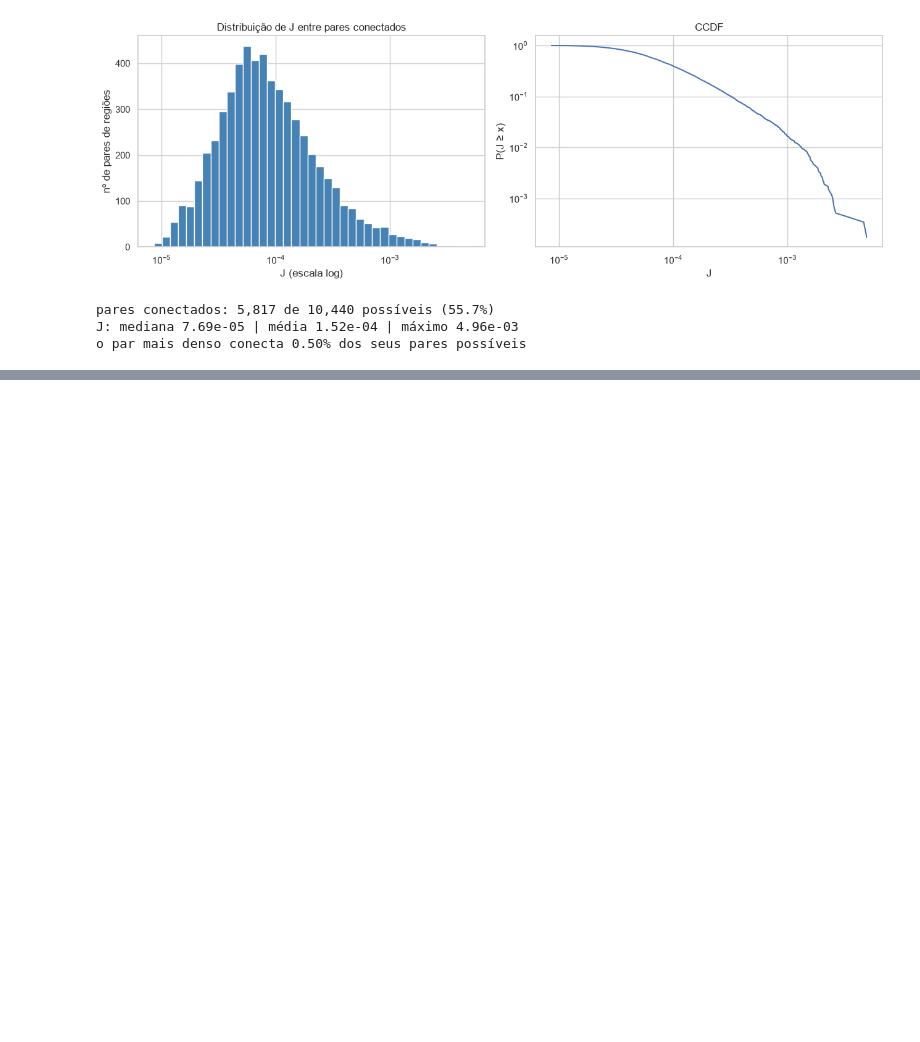
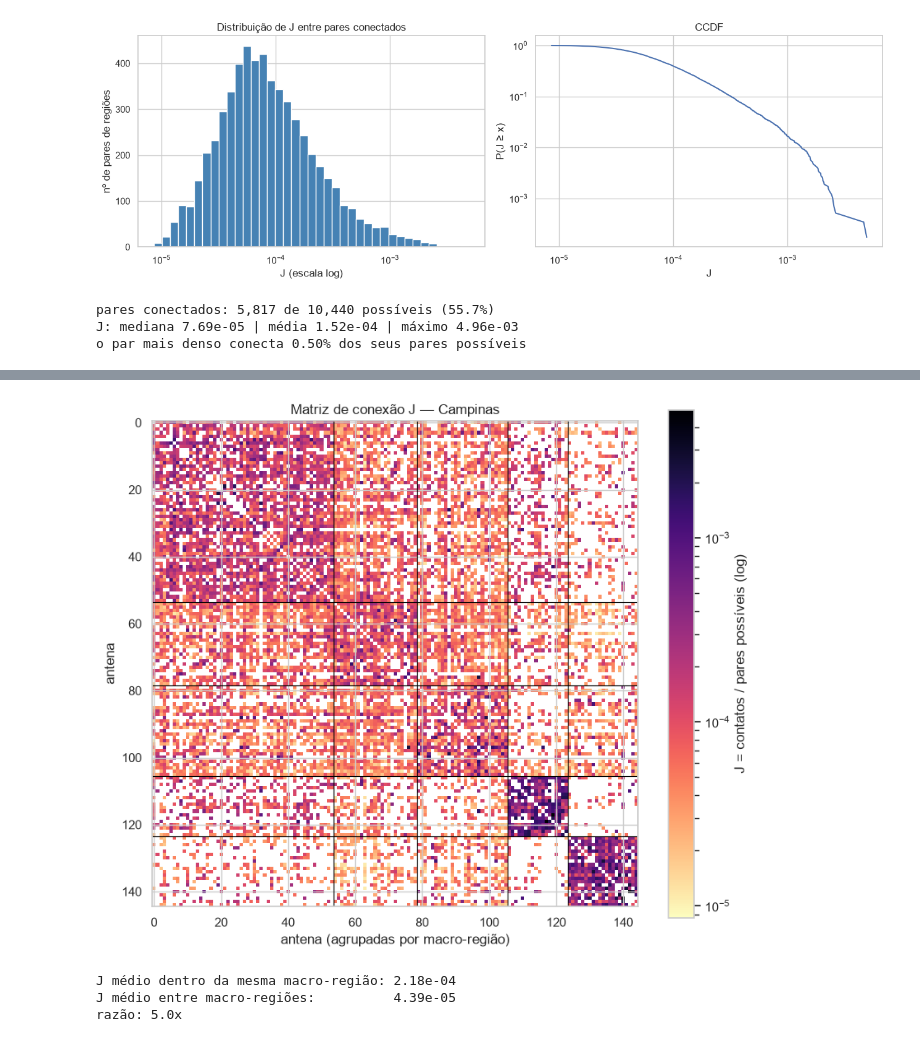
Before and after one commit to pedroazara/campinas-telecom-network, a Jupyter notebook: notebooks/5-exploracao.ipynb, the cells around one changed output, grey strips where cells are left out. Cells and saved outputs as stored; diff of their text form; code cells hidden in the pictures; blank space fills up the shorter version.

```diff
--- a/notebooks/5-exploracao.ipynb
+++ b/notebooks/5-exploracao.ipynb
@@ -545,22 +201,0 @@ Teste: comparar três medidas de conectividade da mesma região.
-# %%
-Kz = antenna.build_contact_matrix(edges_antenna, nodes, diagonal="zero").K
-u = nodes.set_index("antenna_id")["n_users"]
-
-medidas = pd.DataFrame({
-    "contatos_totais": Kz.sum(axis=1),
-    "forca_J": Jz.sum(axis=1),
-    "contatos_por_morador": Kz.sum(axis=1) / u,
-    "n_users": u,
-})
-
-print("correlação de Spearman com o tamanho da região (n_users):")
-print(medidas.corr(method="spearman")["n_users"].drop("n_users").round(3).to_string())
-
-fig, axes = plt.subplots(1, 3, figsize=(15, 4))
-for ax, col in zip(axes, ["contatos_totais", "forca_J", "contatos_por_morador"]):
-    ax.scatter(medidas["n_users"], medidas[col], s=18, alpha=0.7)
-    ax.set_xscale("log"); ax.set_yscale("log")
-    ax.set_xlabel("moradores da região"); ax.set_ylabel(col)
-    rho = medidas[[col, "n_users"]].corr(method="spearman").iloc[0, 1]
-    ax.set_title(f"{col}  (ρ = {rho:+.2f})")
-plt.tight_layout(); plt.show()
@@ -578,0 +215,28 @@ significa que somar J por linha não é uma boa medida de conectividade de uma r
+# %%
+from matplotlib.colors import LogNorm
+
+Jm = Jz.reindex(index=ordem, columns=ordem).to_numpy()
+positivos = Jm[Jm > 0]
+
+fig, ax = plt.subplots(figsize=(9.5, 8))
+im = ax.imshow(np.where(Jm > 0, Jm, np.nan), cmap="magma_r",
+               norm=LogNorm(vmin=positivos.min(), vmax=positivos.max()), interpolation="nearest")
+fig.colorbar(im, ax=ax, label="J = contatos / pares possíveis (log)")
+for c in cortes:
+    ax.axhline(c - 0.5, color="black", lw=0.8)
+    ax.axvline(c - 0.5, color="black", lw=0.8)
+ax.set_xlabel("antena (agrupadas por macro-região)"); ax.set_ylabel("antena")
+ax.set_title("Matriz de conexão J — " + config["city_name"])
+plt.show()
+
+# quanto J é maior dentro da macro-região do que entre elas
+mr = nodes.set_index("antenna_id")["macro_region"].reindex(ordem).to_numpy()
+mesma = (mr[:, None] == mr[None, :]) & ~np.eye(len(Jm), dtype=bool)
+print(f"J médio dentro da mesma macro-região: {Jm[mesma].mean():.2e}")
+print(f"J médio entre macro-regiões:          {Jm[~mesma & ~np.eye(len(Jm),dtype=bool)].mean():.2e}")
+print(f"razão: {Jm[mesma].mean() / Jm[~mesma & ~np.eye(len(Jm),dtype=bool)].mean():.1f}x")
+# %% [output]
+[figure, added]
+J médio dentro da mesma macro-região: 2.18e-04
+J médio entre macro-regiões:          4.39e-05
+razão: 5.0x
```
Also changed, not shown: parts of 60 cells of this notebook, 17 other files.
